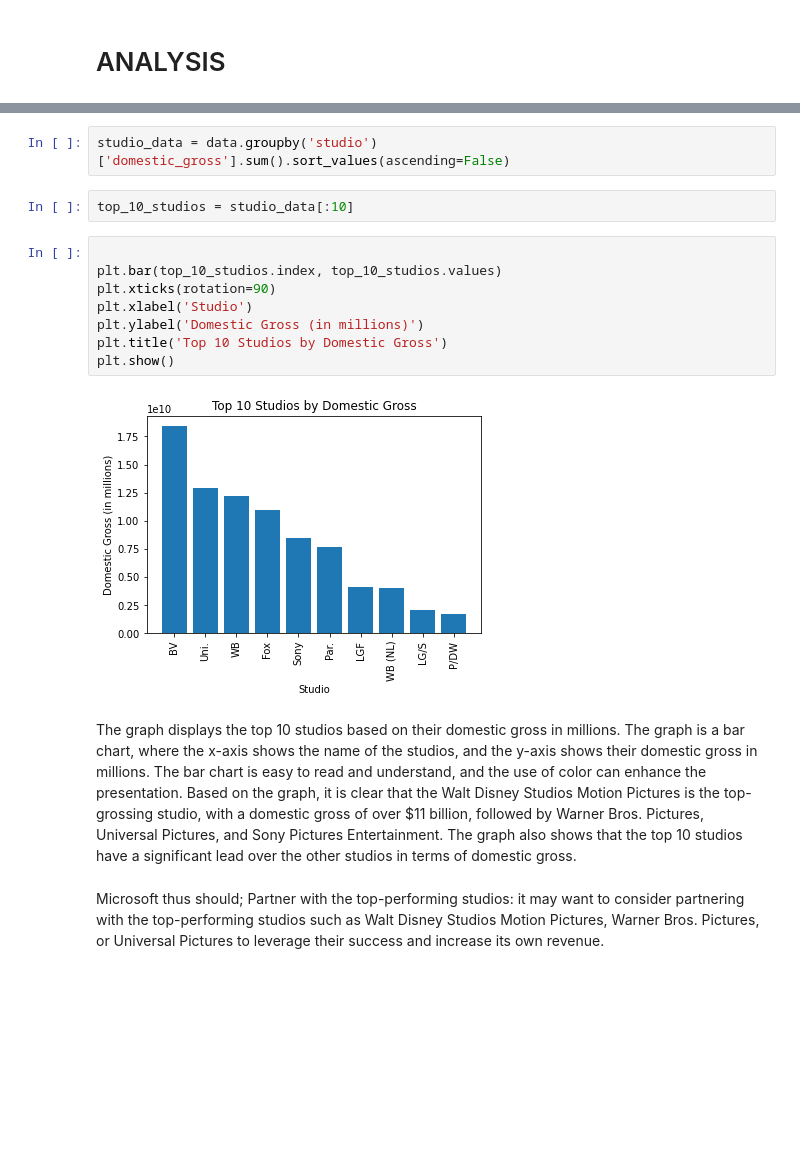
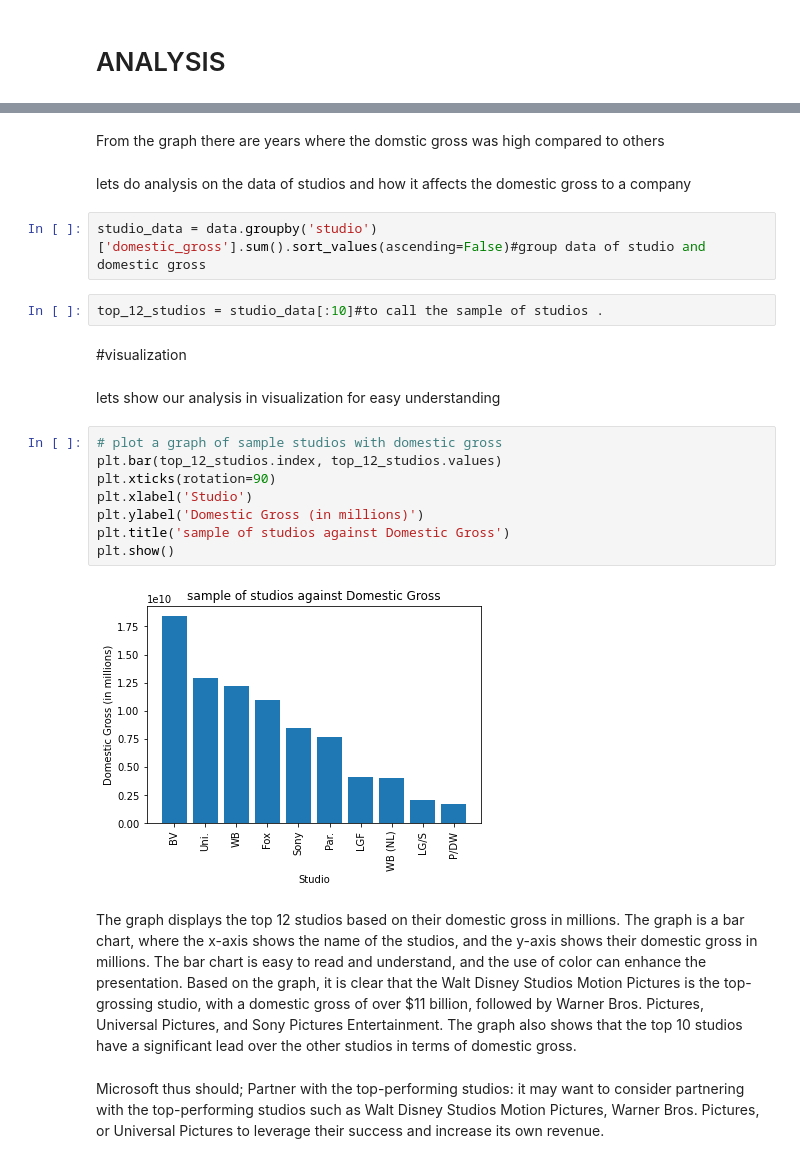
Before and after one commit to Grace-01-cell/dsc-phase-1-project-v2-4, a Jupyter notebook: student.ipynb, the cells around one changed output, grey strips where cells are left out. Drawn from its saved outputs; the diff is of its cells as text; blank space fills up the shorter version.

```diff
--- a/student.ipynb
+++ b/student.ipynb
@@ -210,19 +247,27 @@ the data is now clean and ready for analysis
+# %% [markdown]
+From the graph there are years where the domstic gross was high compared to others
+# %% [markdown]
+lets do analysis on the data of studios and how it affects the domestic gross to a company
 # %%
-studio_data = data.groupby('studio')['domestic_gross'].sum().sort_values(ascending=False)
+studio_data = data.groupby('studio')['domestic_gross'].sum().sort_values(ascending=False)#group data of studio and domestic gross
-# %%
-top_10_studios = studio_data[:10]
+# %%
+top_12_studios = studio_data[:10]#to call the sample of studios .
+# %% [markdown]
+#visualization
+# %% [markdown]
+lets show our analysis in visualization for easy understanding
 # %%
-
-plt.bar(top_10_studios.index, top_10_studios.values)
+# plot a graph of sample studios with domestic gross
+plt.bar(top_12_studios.index, top_12_studios.values)
 plt.xticks(rotation=90)
 plt.xlabel('Studio')
 plt.ylabel('Domestic Gross (in millions)')
-plt.title('Top 10 Studios by Domestic Gross')
+plt.title('sample of studios against Domestic Gross')
 plt.show()
 # %% [output]
-[figure, old version]
+[figure, new version]
 # %% [markdown]
-The graph displays the top 10 studios based on their domestic gross in millions. The graph is a bar chart, where the x-axis shows the name of the studios, and the y-axis shows their domestic gross in millions. The bar chart is easy to read and understand, and the use of color can enhance the presentation.
+The graph displays the top 12 studios based on their domestic gross in millions. The graph is a bar chart, where the x-axis shows the name of the studios, and the y-axis shows their domestic gross in millions. The bar chart is easy to read and understand, and the use of color can enhance the presentation.
 Based on the graph, it is clear that the Walt Disney Studios Motion Pictures is the top-grossing studio, with a domestic gross of over $11 billion, followed by Warner Bros. Pictures, Universal Pictures, and Sony Pictures Entertainment. The graph also shows that the top 10 studios have a significant lead over the other studios in terms of domestic gross.
 # %% [markdown]
 Microsoft thus should;
```
Also changed, not shown: parts of 72 cells of this notebook.
